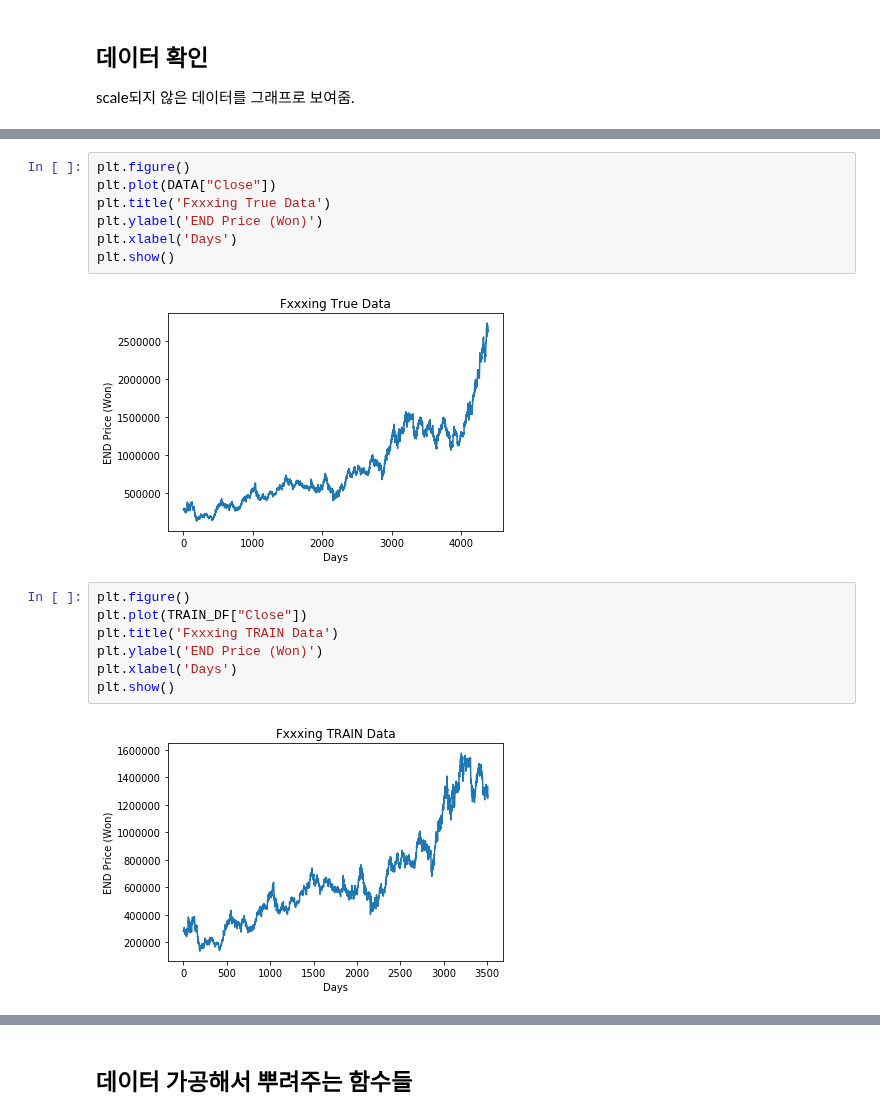
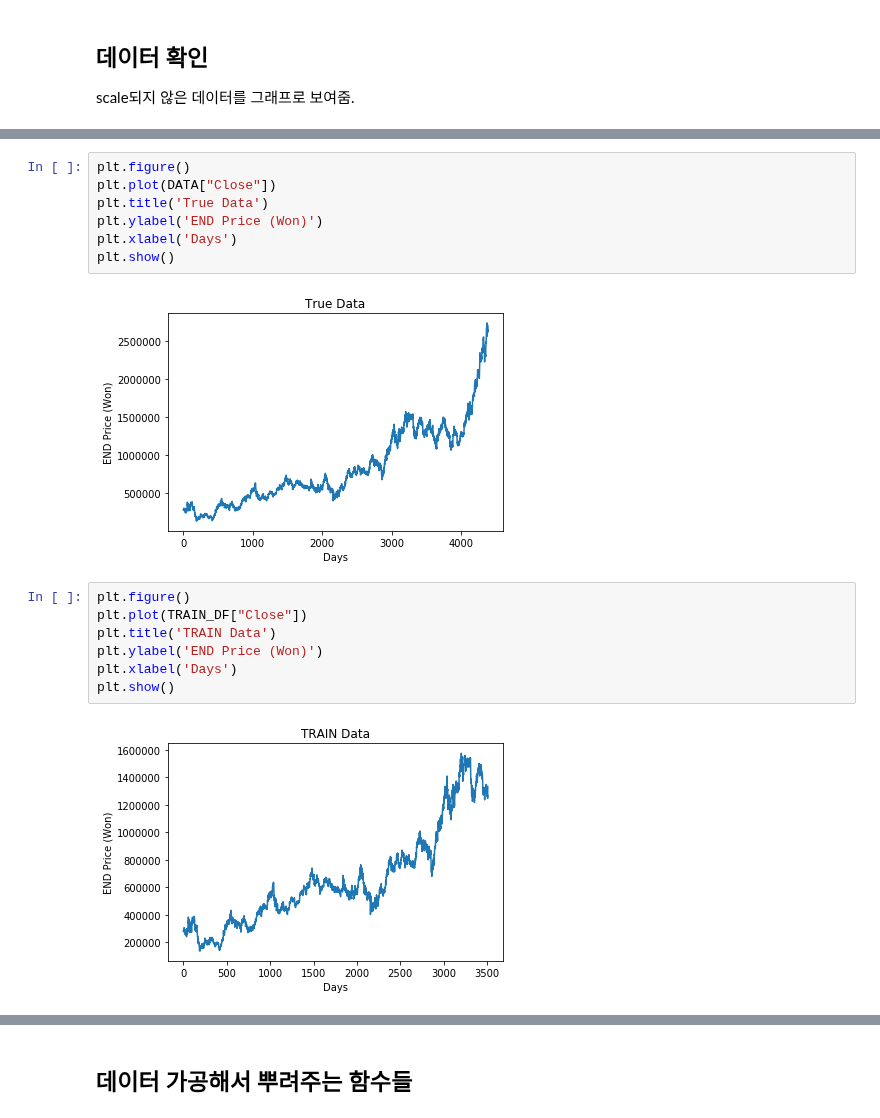
Before and after one commit to Kicory/ML_StockPJ, a Jupyter notebook: Notebook/TheGrandPredictor.ipynb, the cells around one changed output, grey strips where cells are left out. Saved outputs shown, nothing was run; the diff lists cells and outputs as text.

```diff
--- a/Notebook/TheGrandPredictor.ipynb
+++ b/Notebook/TheGrandPredictor.ipynb
@@ -132,21 +142,21 @@ scale되지 않은 데이터를 그래프로 보여줌.
 # %%
 plt.figure()
 plt.plot(DATA["Close"])
-plt.title('Fxxxing True Data')
+plt.title('True Data')
 plt.ylabel('END Price (Won)')
 plt.xlabel('Days')
 plt.show()
 # %% [output]
-[figure, old version]
+[figure, new version]
 # %%
 plt.figure()
 plt.plot(TRAIN_DF["Close"])
-plt.title('Fxxxing TRAIN Data')
+plt.title('TRAIN Data')
 plt.ylabel('END Price (Won)')
 plt.xlabel('Days')
 plt.show()
 # %% [output]
-[figure, old version]
+[figure, new version]
 # %%
 plt.figure()
 plt.plot(TEST_DF["Close"])
```
Also changed, not shown: parts of 7 cells of this notebook, 10 other files.
